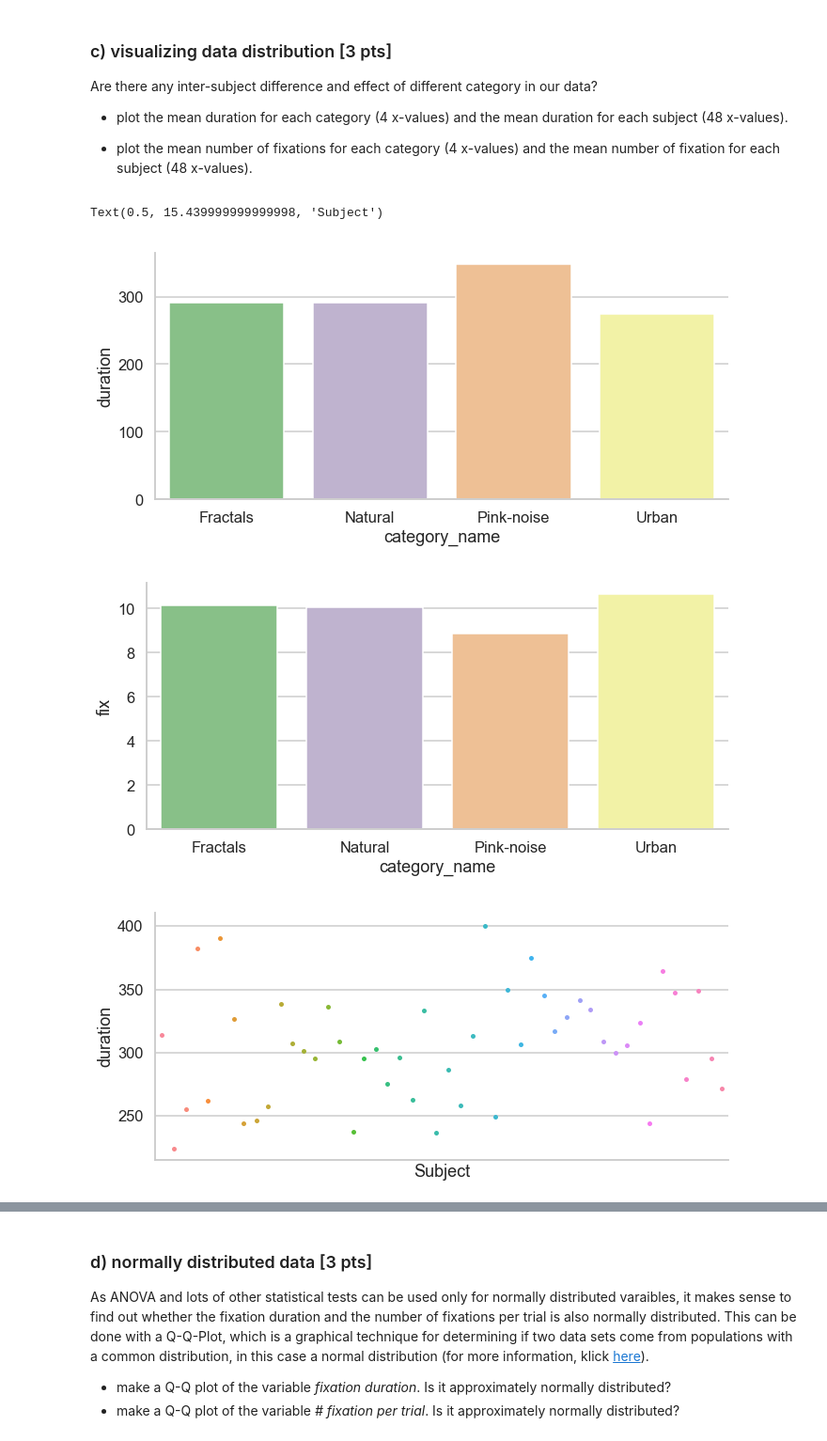
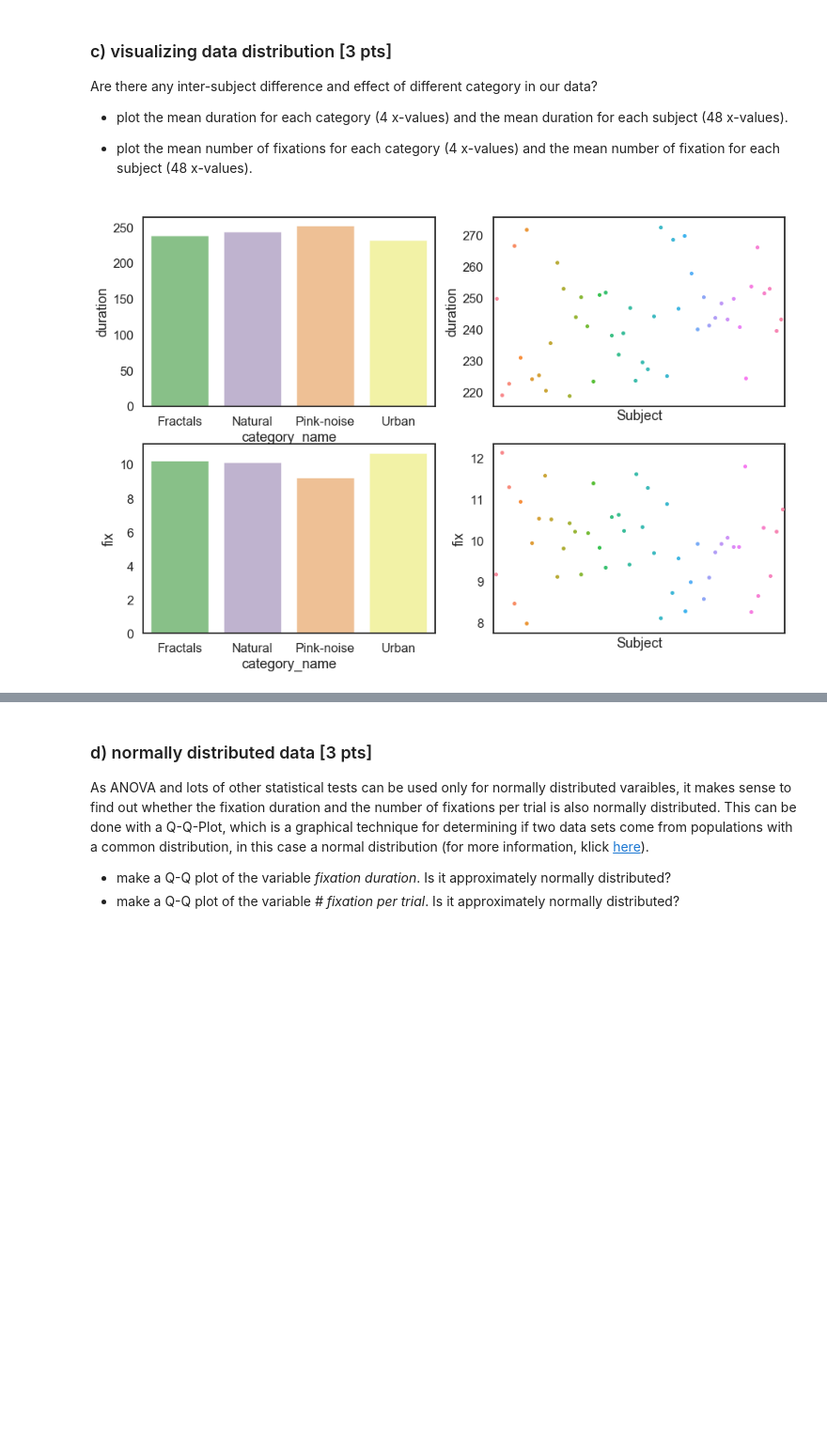
Before and after one commit to NBP-ACC/week-7-acc_7, a Jupyter notebook: Sheet05.ipynb, the cells around one changed output, grey strips where cells are left out. Shown at 94% size. Saved outputs shown, nothing was run; the diff lists cells and outputs as text; code cells hidden in the pictures; blank space fills up the shorter version.

```diff
--- a/Sheet05.ipynb
+++ b/Sheet05.ipynb
@@ -179,22 +160,27 @@ Are there any inter-subject difference and effect of different category in our d
 # %%
 #mean duration & fixations
 mean_category = df.groupby("category_name").mean().reset_index()
 mean_subject = df.groupby("SUBJECTINDEX").mean().reset_index()
 
-#plotting
+#Plotting
+fig, axes = plt.subplots(nrows=2,ncols=2, figsize=(15,10))
 sns.set(context = "talk", style="whitegrid", palette="Accent", font_scale=1)
+#per category
+sns.catplot(x = "category_name", y = "duration",data= mean_category, ax=axes[0][0],kind="bar")
+sns.catplot(x = "category_name", y = "fix",data= mean_category, ax=axes[1][0],kind="bar")
 
+#per subject
+sns.catplot(x = "SUBJECTINDEX", y = "duration",data= mean_subject,ax=axes[0][1])
+axes[0][1].set_xticks([]) #remove subject indicies
+axes[0][1].set_xlabel("Subject")
+sns.catplot(x = "SUBJECTINDEX", y = "fix",data= mean_subject,ax=axes[1][1])
+axes[1][1].set_xticks([]) #remove subject indicies
+axes[1][1].set_xlabel("Subject")
 
-sns.catplot(x = "category_name", y = "duration",data= mean_category, kind="bar", aspect=2)
-sns.catplot(x = "category_name", y = "fix",data= mean_category, kind="bar", aspect=2)
-sns.catplot(x = "SUBJECTINDEX", y = "duration",data= mean_subject, aspect=2)
-plt.xticks([])
-plt.xlabel("Subject")
-sns.catplot(x = "SUBJECTINDEX", y = "fix",data= mean_subject, aspect=2)
-plt.xticks([])
-plt.xlabel("Subject")
+#prevent sns plotting empty graphs
+plt.close(2)
+plt.close(4)
+plt.close(3)
+plt.close(5)
 # %% [output]
-Text(0.5, 15.439999999999998, 'Subject')
-[figure, old version]
+[figure, new version]
-[figure, removed]
-[figure, removed]
```
Also changed, not shown: parts of 24 cells of this notebook, 2 other files.
